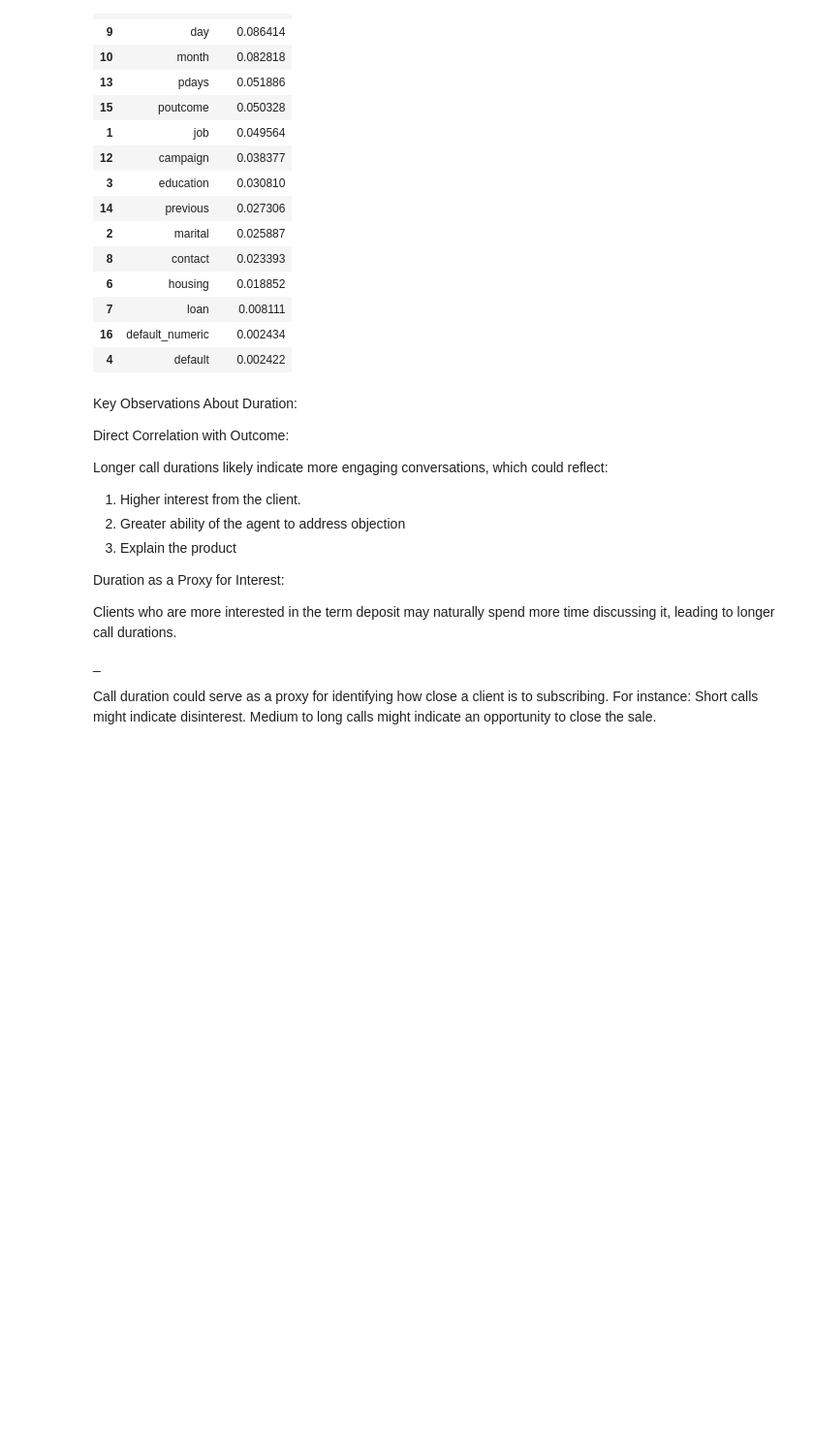
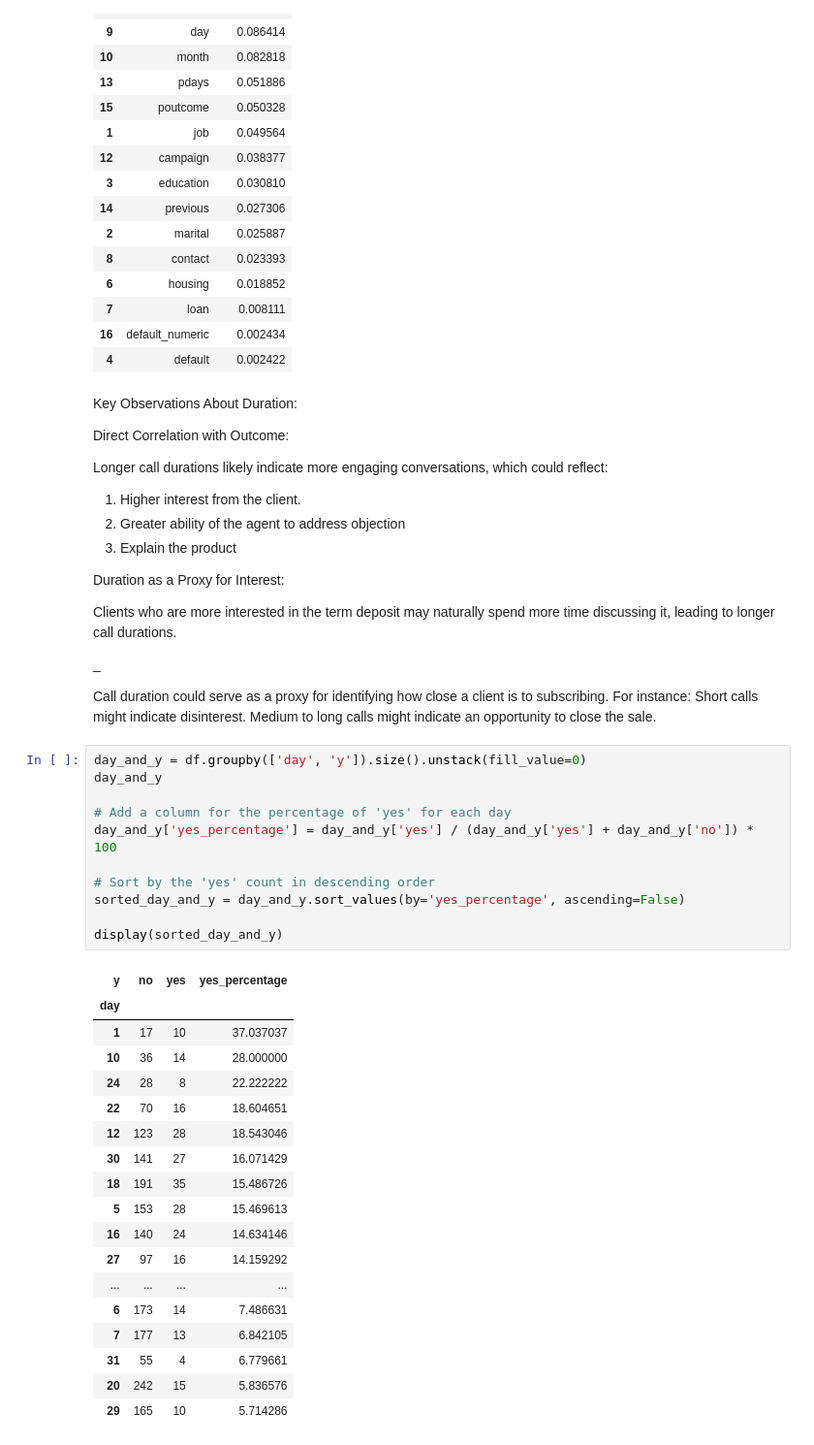
Before and after one commit to viktoruebelhart/uci_bank, a Jupyter notebook: UCI_BANK.ipynb, the cells around one changed output. Shown at 97% size. Drawn from its saved outputs; the diff is of its cells as text; blank space fills up the shorter version.

```diff
--- a/UCI_BANK.ipynb
+++ b/UCI_BANK.ipynb
@@ -930,3 +930,33 @@ _
 Call duration could serve as a proxy for identifying how close a client is to subscribing. For instance:
 Short calls might indicate disinterest.
 Medium to long calls might indicate an opportunity to close the sale.
+# %%
+day_and_y = df.groupby(['day', 'y']).size().unstack(fill_value=0)
+day_and_y
+
+# Add a column for the percentage of 'yes' for each day
+day_and_y['yes_percentage'] = day_and_y['yes'] / (day_and_y['yes'] + day_and_y['no']) * 100
+
+# Sort by the 'yes' count in descending order
+sorted_day_and_y = day_and_y.sort_values(by='yes_percentage', ascending=False)
+
+display(sorted_day_and_y)
+# %% [output]
+| y | no | yes | yes_percentage |
+| day |  |  |  |
+| 1 | 17 | 10 | 37.037037 |
+| 10 | 36 | 14 | 28.000000 |
+| 24 | 28 | 8 | 22.222222 |
+| 22 | 70 | 16 | 18.604651 |
+| 12 | 123 | 28 | 18.543046 |
+| 30 | 141 | 27 | 16.071429 |
+| 18 | 191 | 35 | 15.486726 |
+| 5 | 153 | 28 | 15.469613 |
+| 16 | 140 | 24 | 14.634146 |
+| 27 | 97 | 16 | 14.159292 |
+| ... | ... | ... | ... |
+| 6 | 173 | 14 | 7.486631 |
+| 7 | 177 | 13 | 6.842105 |
+| 31 | 55 | 4 | 6.779661 |
+| 20 | 242 | 15 | 5.836576 |
+| 29 | 165 | 10 | 5.714286 |
```
Also changed, not shown: parts of 2 cells of this notebook.
